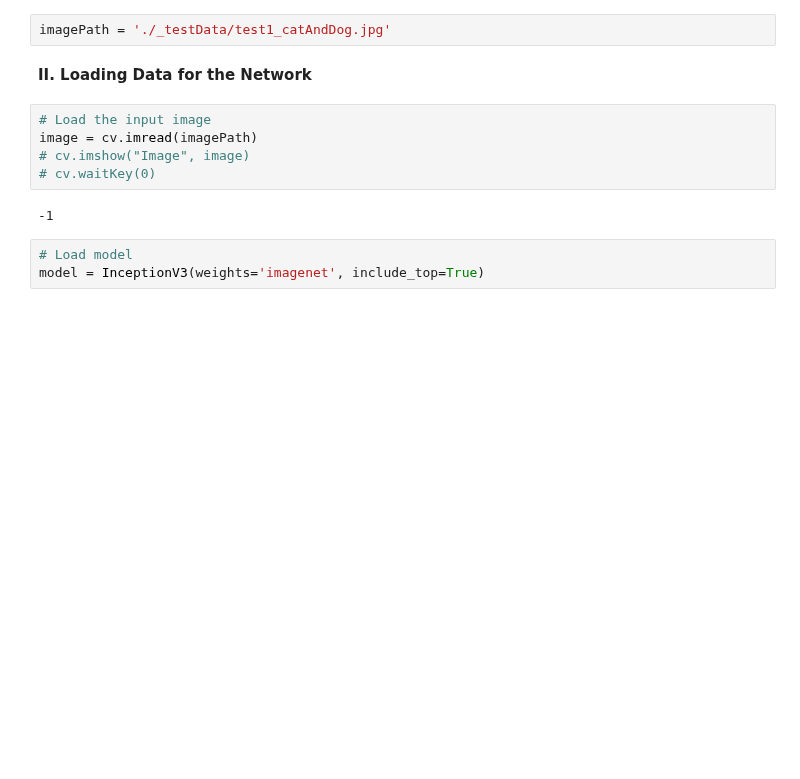
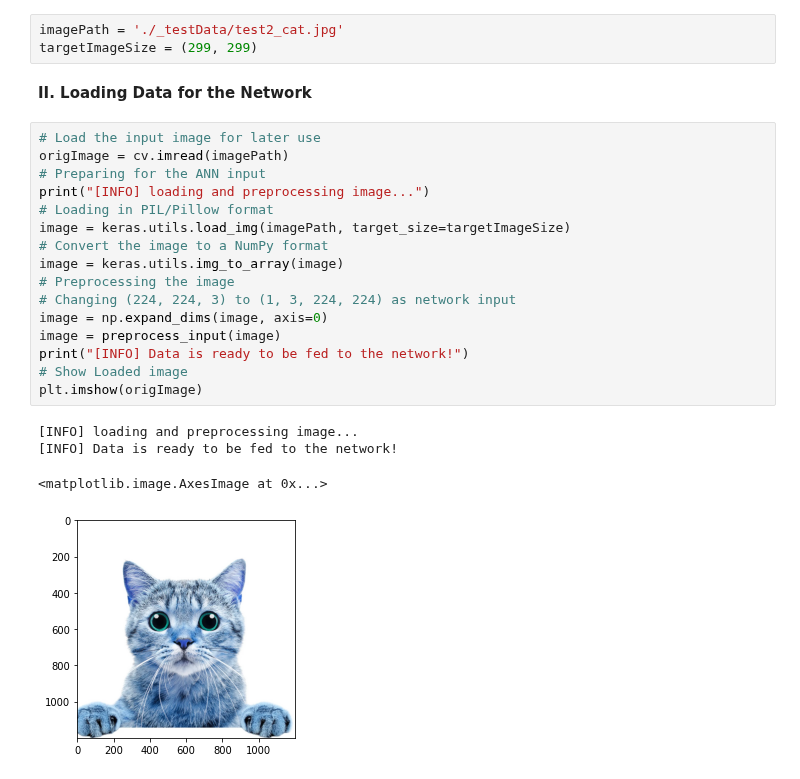
Before and after one commit to alitourani/deep-learning-from-scratch, a Jupyter notebook: Codes/CNNs/2_ImageClassificationInception.ipynb, the cells around one changed output. Cells and saved outputs as stored; diff of their text form; blank space fills up the shorter version.

Commit message:
feat: improve image classification

```diff
--- a/Codes/CNNs/2_ImageClassificationInception.ipynb
+++ b/Codes/CNNs/2_ImageClassificationInception.ipynb
@@ -17,14 +21,26 @@ from keras.applications.inception_v3 import InceptionV3, preprocess_input
 # %%
-imagePath = './_testData/test1_catAndDog.jpg'
+imagePath = './_testData/test2_cat.jpg'
+targetImageSize = (299, 299)
 # %% [markdown]
 **II. Loading Data for the Network**
-# %%
-# Load the input image
-image = cv.imread(imagePath)
-# cv.imshow("Image", image)
-# cv.waitKey(0)
-# %% [output]
--1
-# %%
-# Load model
-model = InceptionV3(weights='imagenet', include_top=True)
+# %%
+# Load the input image for later use
+origImage = cv.imread(imagePath)
+# Preparing for the ANN input
+print("[INFO] loading and preprocessing image...")
+# Loading in PIL/Pillow format
+image = keras.utils.load_img(imagePath, target_size=targetImageSize)
+# Convert the image to a NumPy format
+image = keras.utils.img_to_array(image)
+# Preprocessing the image
+# Changing (224, 224, 3) to (1, 3, 224, 224) as network input
+image = np.expand_dims(image, axis=0)
+image = preprocess_input(image)
+print("[INFO] Data is ready to be fed to the network!")
+# Show Loaded image
+plt.imshow(origImage)
+# %% [output]
+[INFO] loading and preprocessing image...
+[INFO] Data is ready to be fed to the network!
+<matplotlib.image.AxesImage at 0x...>
+[figure, added]
```
Also changed, not shown: parts of 3 cells of this notebook, 1 other file.
